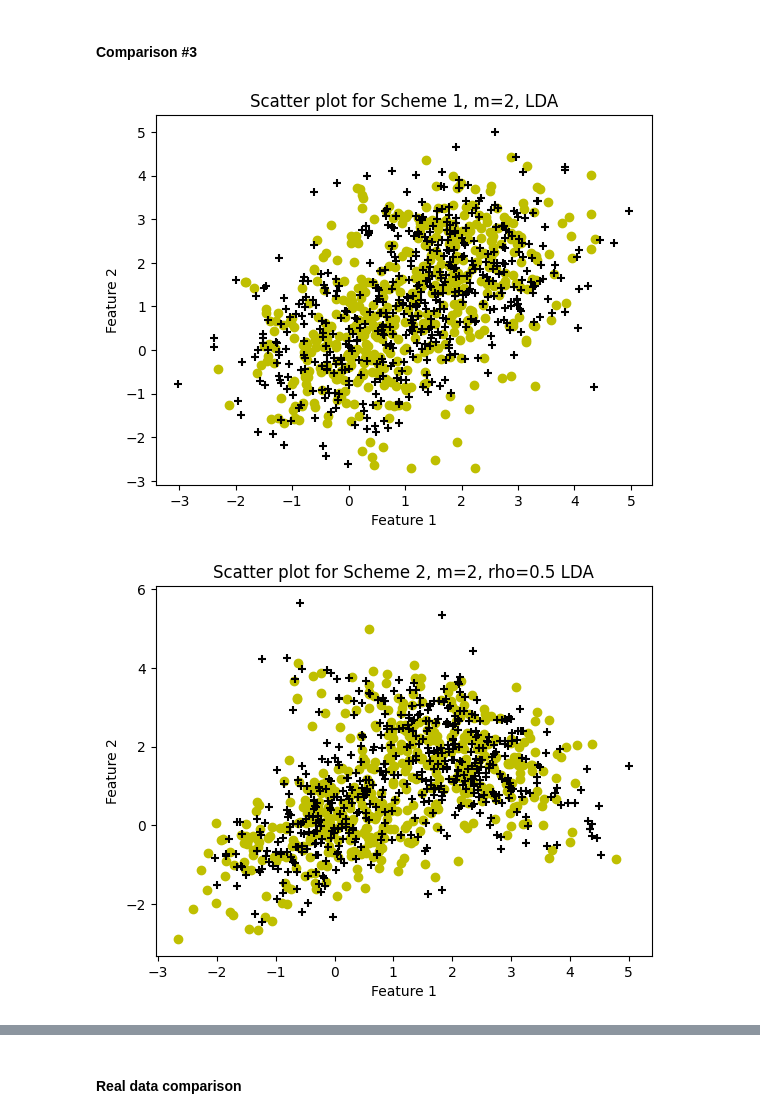
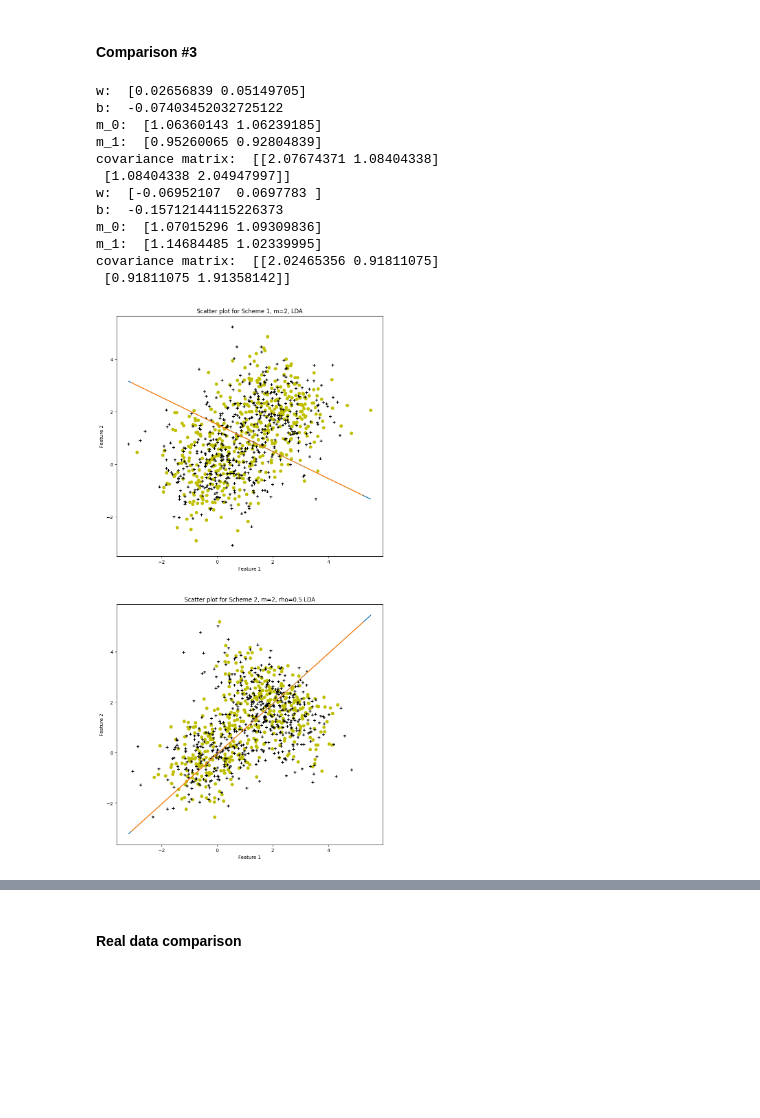
Before and after one commit to PrusWielki/adv-machine-learning-proj-1, a Jupyter notebook: solution.ipynb, the cells around one changed output, grey strips where cells are left out. Cells and saved outputs as stored; diff of their text form; code cells hidden in the pictures; blank space fills up the shorter version.

Commit message:
draw LDA boundary

```diff
--- a/solution.ipynb
+++ b/solution.ipynb
@@ -156,9 +156,3 @@ class NB:
     def get_params(self):
         print("\nm_0: ",self.mean_0, "\nm_1: ",self.mean_1,"\nvar_0: ",self.variance_0,"\nvar_1: ",self.variance_1,"\nprior_0: ",self.prior_0,"\nprior_1: ",self.prior_1)
         return (self.mean_0, self.mean_1,self.variance_0,self.variance_1,self.prior_0,self.prior_1)
-# %%
-nb = NB()
-(X,y)=scheme_1_data_generator(2)
-nb.fit(X,y)
-print(nb.predict(X[0]))
-nb.predict_proba(X[0])
@@ -390,28 +381,67 @@ plt.show()
 # %%
 (X_1,y_1)=scheme_1_data_generator(2)
 (X_2,y_2)=scheme_2_data_generator(2,0.5)
+lda=LDA()
 
 x_class_0 = np.where(y_1==0)
 x_class_1 = np.where(y_1==1)
+fig, axs = plt.subplots(2,1, figsize=(10,20))
+axs[0].scatter([row[0] for row in X_1[x_class_0]],[row[1] for row in X_1[x_class_0]], marker='o',c='y')
+axs[0].scatter([row[0] for row in X_1[x_class_1]],[row[1] for row in X_1[x_class_1]], marker='+',c='k')
+lda.fit(X_1,y_1)
+(w,b,m_0,m_1,cov)=lda.get_params()
 
-fig, ax = plt.subplots()
-ax.scatter([row[0] for row in X_1[x_class_0]],[row[1] for row in X_1[x_class_0]], marker='o',c='y')
-ax.scatter([row[0] for row in X_1[x_class_1]],[row[1] for row in X_1[x_class_1]], marker='+',c='k')
-plt.title("Scatter plot for Scheme 1, m=2, LDA")
-plt.ylabel("Feature 2")
-plt.xlabel("Feature 1")
-plt.show()
+# Knowing that the decision boundary of LDA should pass through the point (m_0+m_1)/2 and should be orthogonal to cov*-1(m_0-m_1) I find an equation of such line
+cov_inv = np.linalg.inv(cov)
+
+line = cov_inv.dot(m_1-m_0)
+midpoint = (m_0+m_1)/2
+orth = np.zeros(2)
+a = -line[0]/line[1]
+b = midpoint[1]-a*midpoint[0]
+
+axs[0].plot(X_1, (a*X_1)+b)
+
+axs[0].set_title("Scatter plot for Scheme 1, m=2, LDA")
+axs[0].set_ylabel("Feature 2")
+axs[0].set_xlabel("Feature 1")
+
 
 x_class_0 = np.where(y_2==0)
 x_class_1 = np.where(y_2==1)
 
-fig, ax = plt.subplots()
-ax.scatter([row[0] for row in X_2[x_class_0]],[row[1] for row in X_2[x_class_0]], marker='o',c='y')
-ax.scatter([row[0] for row in X_2[x_class_1]],[row[1] for row in X_2[x_class_1]], marker='+',c='k')
-plt.title("Scatter plot for Scheme 2, m=2, rho=0.5 LDA")
-plt.ylabel("Feature 2")
-plt.xlabel("Feature 1")
+
+axs[1].scatter([row[0] for row in X_2[x_class_0]],[row[1] for row in X_2[x_class_0]], marker='o',c='y')
+axs[1].scatter([row[0] for row in X_2[x_class_1]],[row[1] for row in X_2[x_class_1]], marker='+',c='k')
+lda.fit(X_2,y_2)
+(w,b,m_0,m_1,cov)=lda.get_params()
+
+cov_inv = np.linalg.inv(cov)
+
+line = cov_inv.dot(m_1-m_0)
+midpoint = (m_0+m_1)/2
+orth = np.zeros(2)
+a = -line[0]/line[1]
+b = midpoint[1]-a*midpoint[0]
+
+axs[1].plot(X_1, (a*X_1)+b)
+
+axs[1].set_title("Scatter plot for Scheme 2, m=2, rho=0.5 LDA")
+axs[1].set_ylabel("Feature 2")
+axs[1].set_xlabel("Feature 1")
+plt.savefig('BayesianSimulatedData3.pdf')
 plt.show()
 # %% [output]
+w:  [0.02656839 0.05149705]
+b:  -0.07403452032725122
+m_0:  [1.06360143 1.06239185]
+m_1:  [0.95260065 0.92804839]
+covariance matrix:  [[2.07674371 1.08404338]
+ [1.08404338 2.04947997]]
+w:  [-0.06952107  0.0697783 ]
+b:  -0.15712144115226373
+m_0:  [1.07015296 1.09309836]
+m_1:  [1.14684485 1.02339995]
+covariance matrix:  [[2.02465356 0.91811075]
+ [0.91811075 1.91358142]]
-[figure, old version]
+[figure, new version]
-[figure, removed]
```
Also changed, not shown: parts of 2 cells of this notebook, 1 other file.
